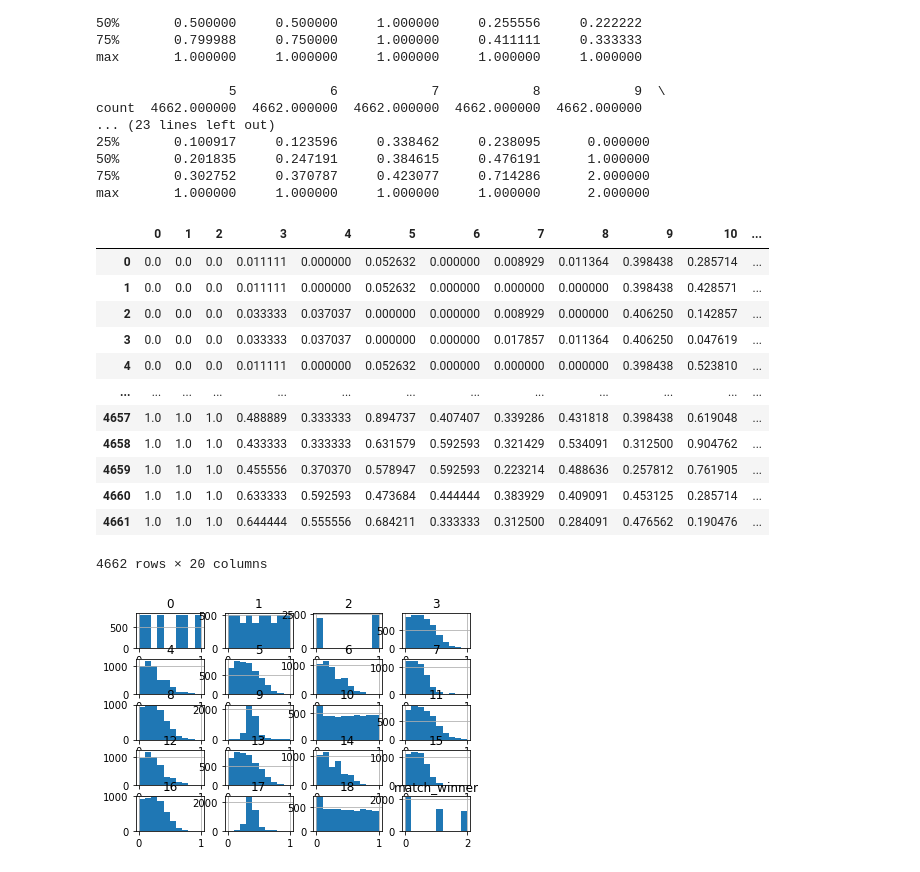
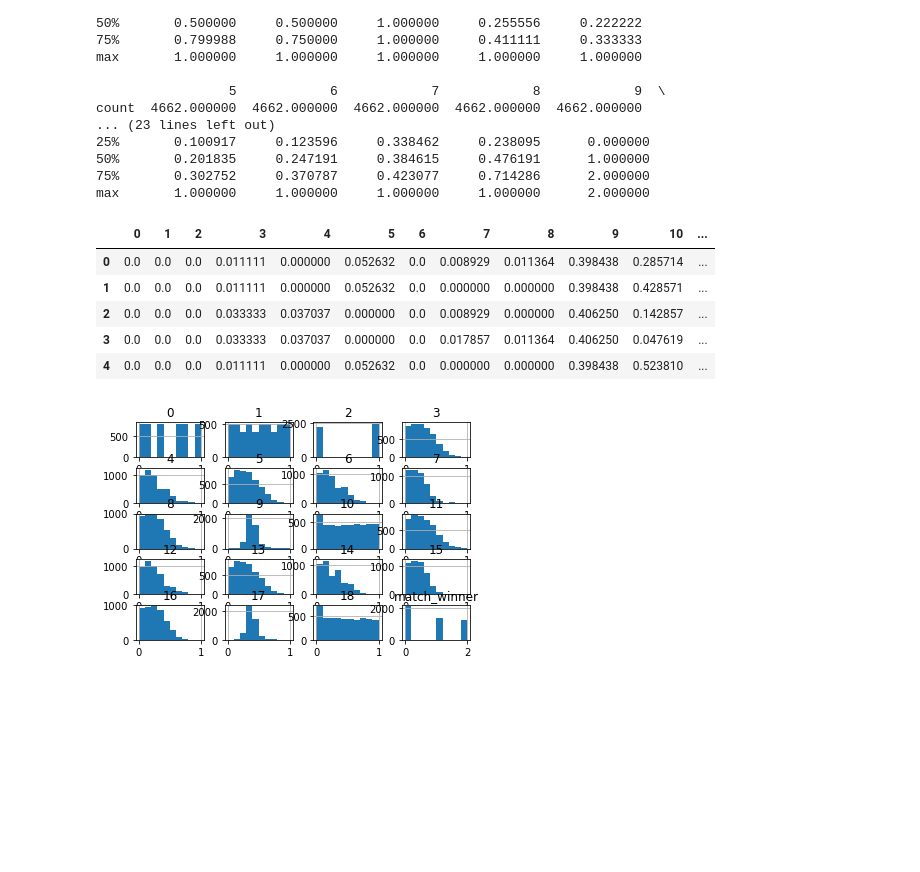
Before and after one commit to PabloMatus6/Spanish-LaLiga-Matchweek-Prediction, a Jupyter notebook: Data & Notebooks/05.- Scaling & Fitting.ipynb, the cells around one changed output. Saved outputs shown, nothing was run; the diff lists cells and outputs as text; code cells hidden in the pictures; blank space fills up the shorter version.

```diff
--- a/Data & Notebooks/05.- Scaling & Fitting.ipynb
+++ b/Data & Notebooks/05.- Scaling & Fitting.ipynb
@@ -79,21 +338,14 @@ count  4662.000000  4662.000000  4662.000000  4662.000000  4662.000000
 75%       0.302752     0.370787     0.423077     0.714286      2.000000
 max       1.000000     1.000000     1.000000     1.000000      2.000000
 # %%
-df_datascaled
+df_datascaled.head(5)
 # %% [output]
 |  | 0 | 1 | 2 | 3 | 4 | 5 | 6 | 7 | 8 | 9 | 10 | ... |
-| 0 | 0.0 | 0.0 | 0.0 | 0.011111 | 0.000000 | 0.052632 | 0.000000 | 0.008929 | 0.011364 | 0.398438 | 0.285714 | ... |
-| 1 | 0.0 | 0.0 | 0.0 | 0.011111 | 0.000000 | 0.052632 | 0.000000 | 0.000000 | 0.000000 | 0.398438 | 0.428571 | ... |
-| 2 | 0.0 | 0.0 | 0.0 | 0.033333 | 0.037037 | 0.000000 | 0.000000 | 0.008929 | 0.000000 | 0.406250 | 0.142857 | ... |
-| 3 | 0.0 | 0.0 | 0.0 | 0.033333 | 0.037037 | 0.000000 | 0.000000 | 0.017857 | 0.011364 | 0.406250 | 0.047619 | ... |
-| 4 | 0.0 | 0.0 | 0.0 | 0.011111 | 0.000000 | 0.052632 | 0.000000 | 0.000000 | 0.000000 | 0.398438 | 0.523810 | ... |
-| ... | ... | ... | ... | ... | ... | ... | ... | ... | ... | ... | ... | ... |
-| 4657 | 1.0 | 1.0 | 1.0 | 0.488889 | 0.333333 | 0.894737 | 0.407407 | 0.339286 | 0.431818 | 0.398438 | 0.619048 | ... |
-| 4658 | 1.0 | 1.0 | 1.0 | 0.433333 | 0.333333 | 0.631579 | 0.592593 | 0.321429 | 0.534091 | 0.312500 | 0.904762 | ... |
-| 4659 | 1.0 | 1.0 | 1.0 | 0.455556 | 0.370370 | 0.578947 | 0.592593 | 0.223214 | 0.488636 | 0.257812 | 0.761905 | ... |
-| 4660 | 1.0 | 1.0 | 1.0 | 0.633333 | 0.592593 | 0.473684 | 0.444444 | 0.383929 | 0.409091 | 0.453125 | 0.285714 | ... |
-| 4661 | 1.0 | 1.0 | 1.0 | 0.644444 | 0.555556 | 0.684211 | 0.333333 | 0.312500 | 0.284091 | 0.476562 | 0.190476 | ... |
+| 0 | 0.0 | 0.0 | 0.0 | 0.011111 | 0.000000 | 0.052632 | 0.0 | 0.008929 | 0.011364 | 0.398438 | 0.285714 | ... |
+| 1 | 0.0 | 0.0 | 0.0 | 0.011111 | 0.000000 | 0.052632 | 0.0 | 0.000000 | 0.000000 | 0.398438 | 0.428571 | ... |
+| 2 | 0.0 | 0.0 | 0.0 | 0.033333 | 0.037037 | 0.000000 | 0.0 | 0.008929 | 0.000000 | 0.406250 | 0.142857 | ... |
+| 3 | 0.0 | 0.0 | 0.0 | 0.033333 | 0.037037 | 0.000000 | 0.0 | 0.017857 | 0.011364 | 0.406250 | 0.047619 | ... |
+| 4 | 0.0 | 0.0 | 0.0 | 0.011111 | 0.000000 | 0.052632 | 0.0 | 0.000000 | 0.000000 | 0.398438 | 0.523810 | ... |
-4662 rows × 20 columns
 # %%
 df_datascaled.hist()
 plt.show()
```
Also changed, not shown: parts of 39 cells of this notebook.
